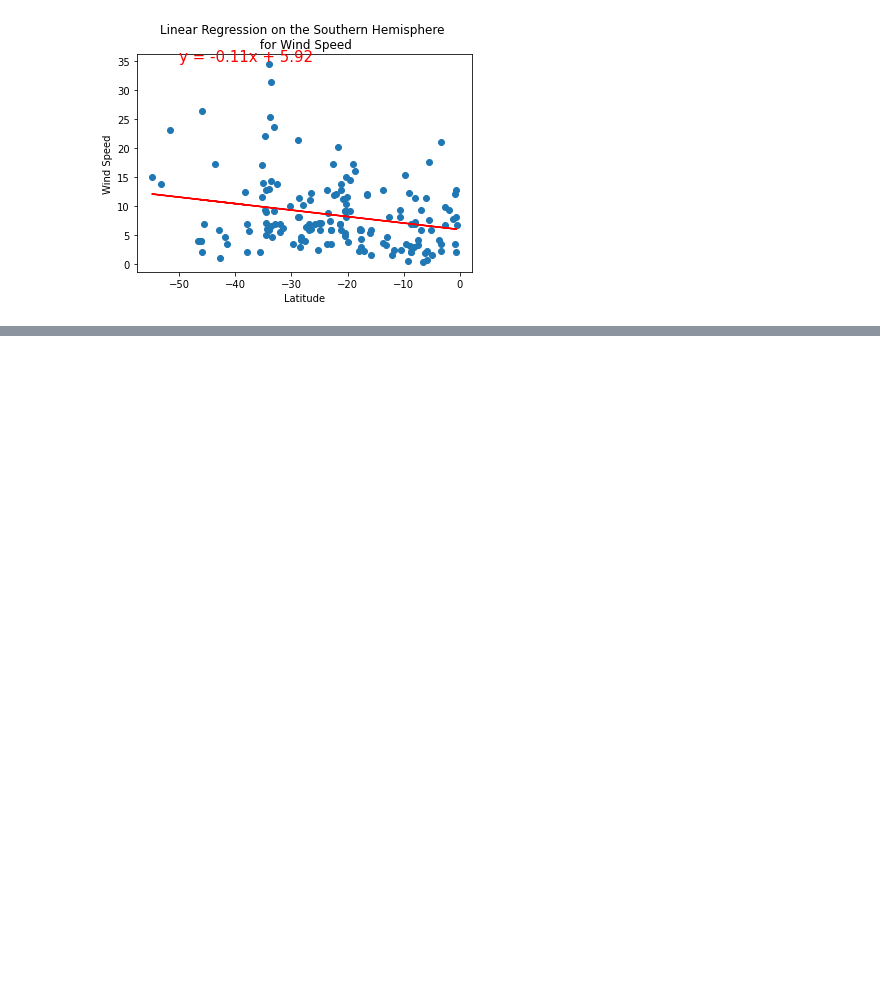
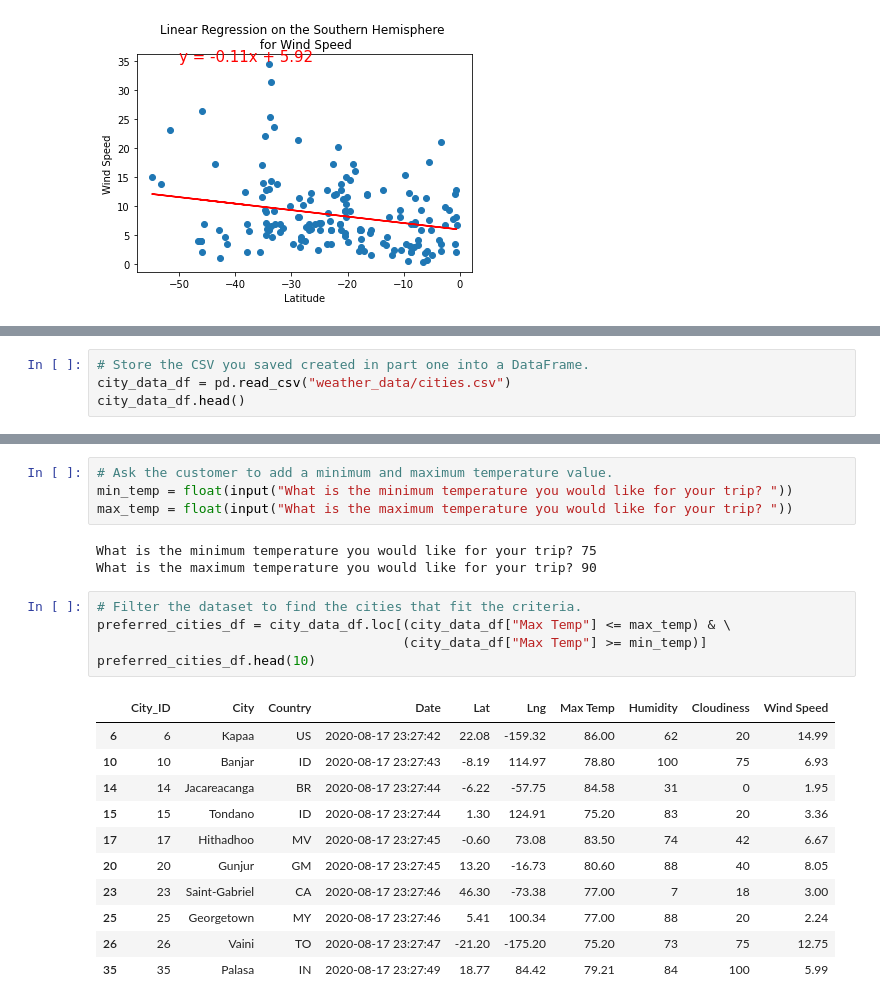
Before and after one commit to Elisa-m/World_Weather_Analysis, a Jupyter notebook: WeatherPy.ipynb, the cells around one changed output, grey strips where cells are left out. Cells and saved outputs as stored; diff of their text form; blank space fills up the shorter version.

```diff
--- a/WeatherPy.ipynb
+++ b/WeatherPy.ipynb
@@ -348,0 +357,4 @@ plot_linear_regression(x_values, y_values,
+# %%
+# Store the CSV you saved created in part one into a DataFrame.
+city_data_df = pd.read_csv("weather_data/cities.csv")
+city_data_df.head()
@@ -348,0 +399,24 @@ plot_linear_regression(x_values, y_values,
+# %%
+# Ask the customer to add a minimum and maximum temperature value.
+min_temp = float(input("What is the minimum temperature you would like for your trip? "))
+max_temp = float(input("What is the maximum temperature you would like for your trip? "))
+# %% [output]
+What is the minimum temperature you would like for your trip? 75
+What is the maximum temperature you would like for your trip? 90
+# %%
+# Filter the dataset to find the cities that fit the criteria.
+preferred_cities_df = city_data_df.loc[(city_data_df["Max Temp"] <= max_temp) & \
+                                       (city_data_df["Max Temp"] >= min_temp)]
+preferred_cities_df.head(10)
+# %% [output]
+|  | City_ID | City | Country | Date | Lat | Lng | Max Temp | Humidity | Cloudiness | Wind Speed |
+| 6 | 6 | Kapaa | US | 2020-08-17 23:27:42 | 22.08 | -159.32 | 86.00 | 62 | 20 | 14.99 |
+| 10 | 10 | Banjar | ID | 2020-08-17 23:27:43 | -8.19 | 114.97 | 78.80 | 100 | 75 | 6.93 |
+| 14 | 14 | Jacareacanga | BR | 2020-08-17 23:27:44 | -6.22 | -57.75 | 84.58 | 31 | 0 | 1.95 |
+| 15 | 15 | Tondano | ID | 2020-08-17 23:27:44 | 1.30 | 124.91 | 75.20 | 83 | 20 | 3.36 |
+| 17 | 17 | Hithadhoo | MV | 2020-08-17 23:27:45 | -0.60 | 73.08 | 83.50 | 74 | 42 | 6.67 |
+| 20 | 20 | Gunjur | GM | 2020-08-17 23:27:45 | 13.20 | -16.73 | 80.60 | 88 | 40 | 8.05 |
+| 23 | 23 | Saint-Gabriel | CA | 2020-08-17 23:27:46 | 46.30 | -73.38 | 77.00 | 7 | 18 | 3.00 |
+| 25 | 25 | Georgetown | MY | 2020-08-17 23:27:46 | 5.41 | 100.34 | 77.00 | 88 | 20 | 2.24 |
+| 26 | 26 | Vaini | TO | 2020-08-17 23:27:47 | -21.20 | -175.20 | 75.20 | 73 | 75 | 12.75 |
+| 35 | 35 | Palasa | IN | 2020-08-17 23:27:49 | 18.77 | 84.42 | 79.21 | 84 | 100 | 5.99 |
```
Also changed, not shown: parts of 15 cells of this notebook.
